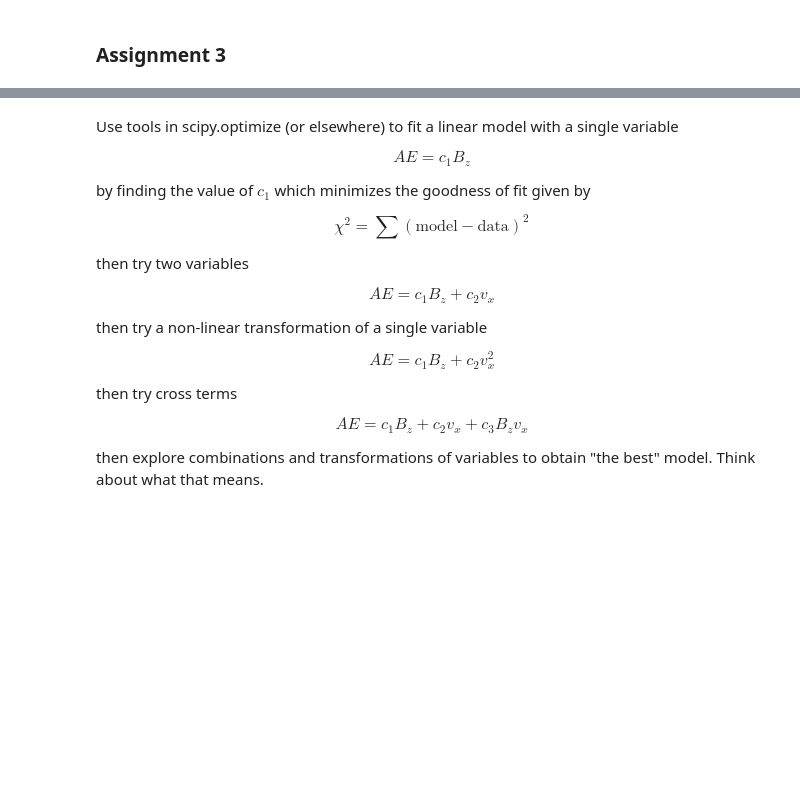
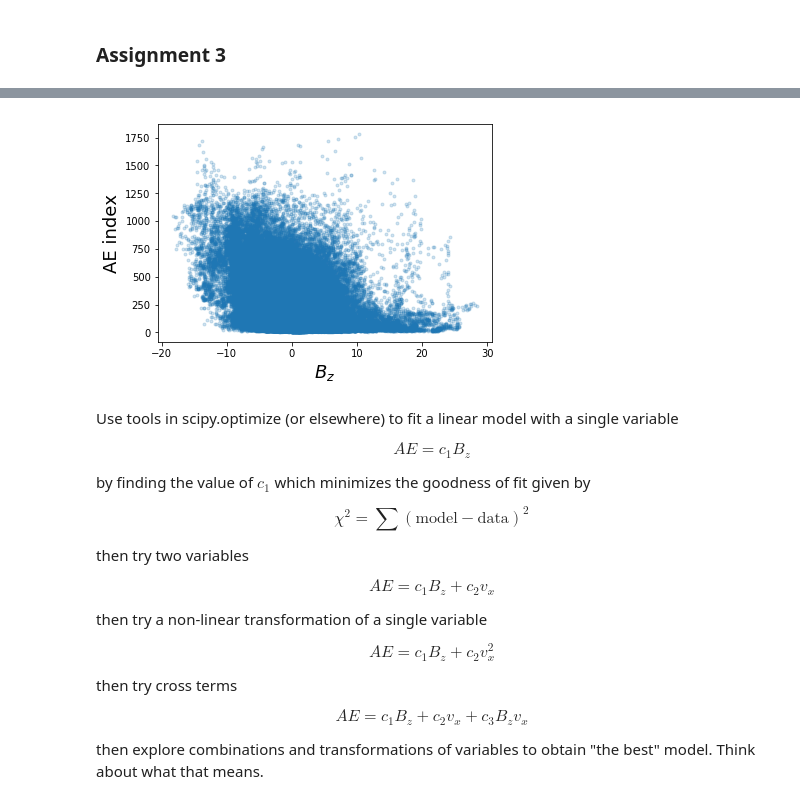
Before and after one commit to AlexanderHickey/PHYS581, a Jupyter notebook: Assignment 3/Assignment 3.ipynb, the cells around one changed output, grey strips where cells are left out. Drawn from its saved outputs; the diff is of its cells as text; code cells hidden in the pictures; blank space fills up the shorter version.

```diff
--- a/Assignment 3/Assignment 3.ipynb
+++ b/Assignment 3/Assignment 3.ipynb
@@ -8,3 +16,14 @@ import matplotlib.pyplot as plt
+# %%
+#Certain values are 9999, corresponds to missing value
+goodvalues = data['bz'] <= 9000
+dat = data[goodvalues]
+
+plt.plot( dat['bz'], dat['ae_index'], '.', alpha=0.2 )
+plt.xlabel('$B_z$',fontsize=18)
+plt.ylabel('AE index',fontsize=18)
+plt.show()
+# %% [output]
+[figure, added]
 # %% [markdown]
 Use tools in scipy.optimize (or elsewhere) to fit a linear model with a single variable
 
```
Also changed, not shown: parts of 5 cells of this notebook.
